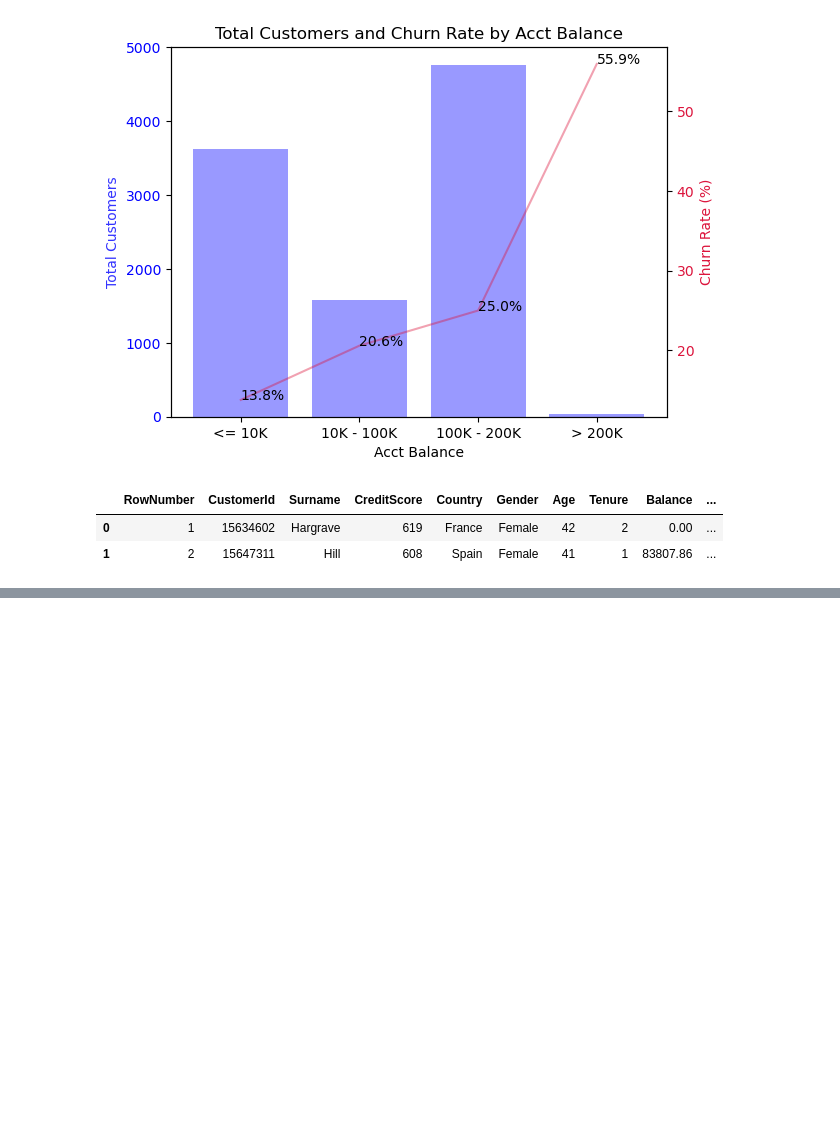
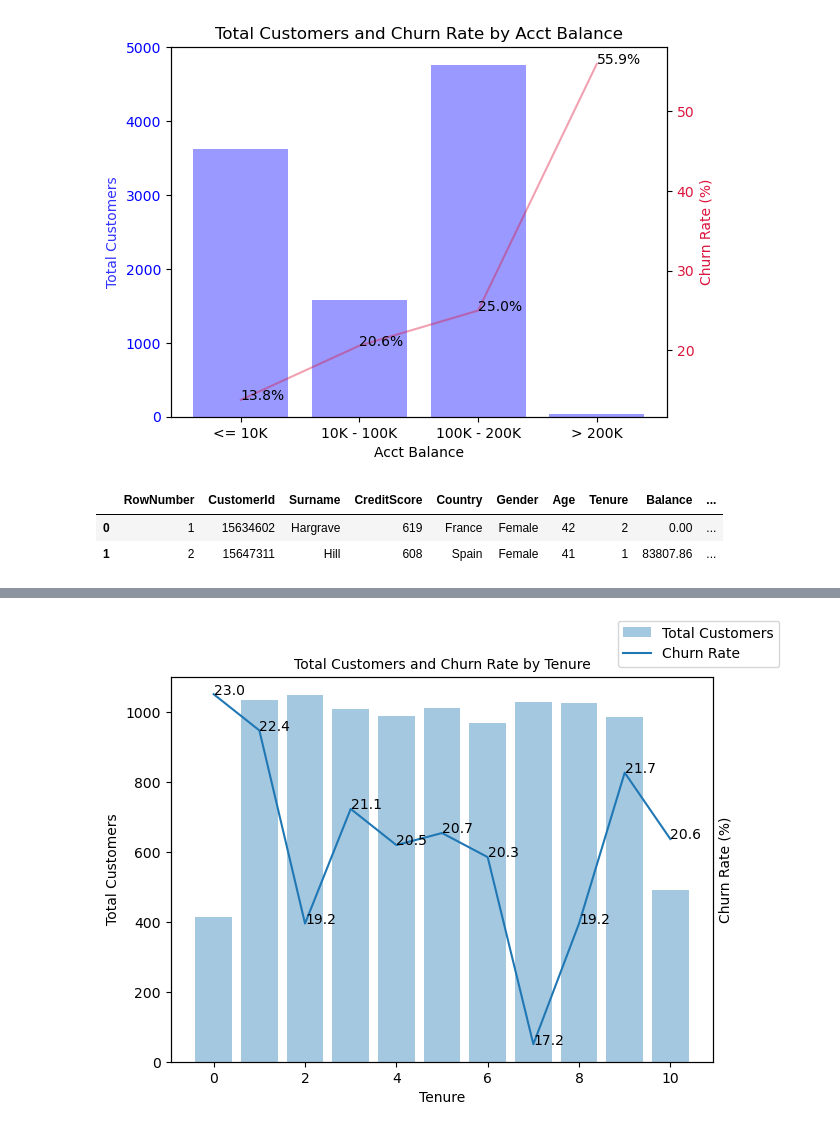
Before and after one commit to valezenwanne/Bank-Customer-Churn-Prediction, a Jupyter notebook: Bank Customer Churn Prediction.ipynb, the cells around one changed output, grey strips where cells are left out. Cells and saved outputs as stored; diff of their text form; code cells hidden in the pictures; blank space fills up the shorter version.

Commit message:
Add exploration of churn rate by Tenure

```diff
--- a/Bank Customer Churn Prediction.ipynb
+++ b/Bank Customer Churn Prediction.ipynb
@@ -1101,0 +1104,5 @@ plt.show()
+# %%
+#summarize the data by tenure
+tenure_churn = df1.pivot_table(index='Tenure', columns='Churned Status', values='CustomerId', aggfunc='count', margins=True,
+                              margins_name='Total')
+tenure_churn
@@ -1101,0 +1124,7 @@ plt.show()
+# %%
+#dropping the row total
+tenure_churn.drop('Total', axis=0, inplace=True)
+# %%
+#creating the % churned and % Not churned columns
+tenure_churn['Churn Rate'] = round((tenure_churn['Churned']/tenure_churn['Total'])*100, 1)
+tenure_churn
@@ -1101,0 +1145,32 @@ plt.show()
+# %%
+#plotting the total customers and churn rate
+fig, ax = plt.subplots(figsize=[7,5])
+
+ax.bar(x=tenure_churn.index,
+      height=tenure_churn['Total'],
+      label='Total Customers',
+      alpha=0.4)
+
+ax1 = ax.twinx()
+
+ax1.plot(tenure_churn.index,
+        tenure_churn['Churn Rate'],
+        label='Churn Rate')
+
+#add label, titile, remove spine
+ax.set_title('Total Customers and Churn Rate by Tenure', size=10)
+ax.set_ylabel('Total Customers')
+ax1.set_ylabel('Churn Rate (%)')
+ax.set_xlabel('Tenure')
+fig.legend()
+
+#remove tick on the second y axis
+ax1.yaxis.set_ticks([])
+
+#annotate the line chart
+for index, value in enumerate(tenure_churn['Churn Rate']):
+    ax1.text(index, value, str(value))
+
+plt.show()
+# %% [output]
+[figure, added]
```
Also changed, not shown: parts of 43 cells of this notebook.
